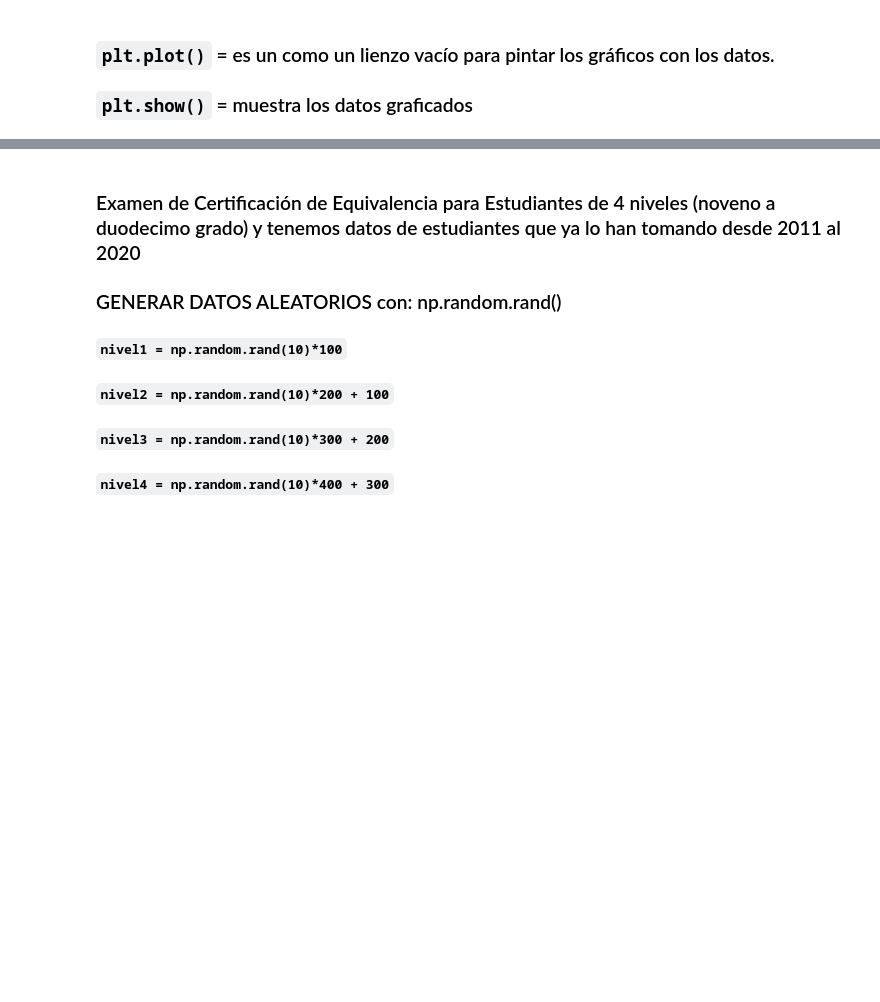
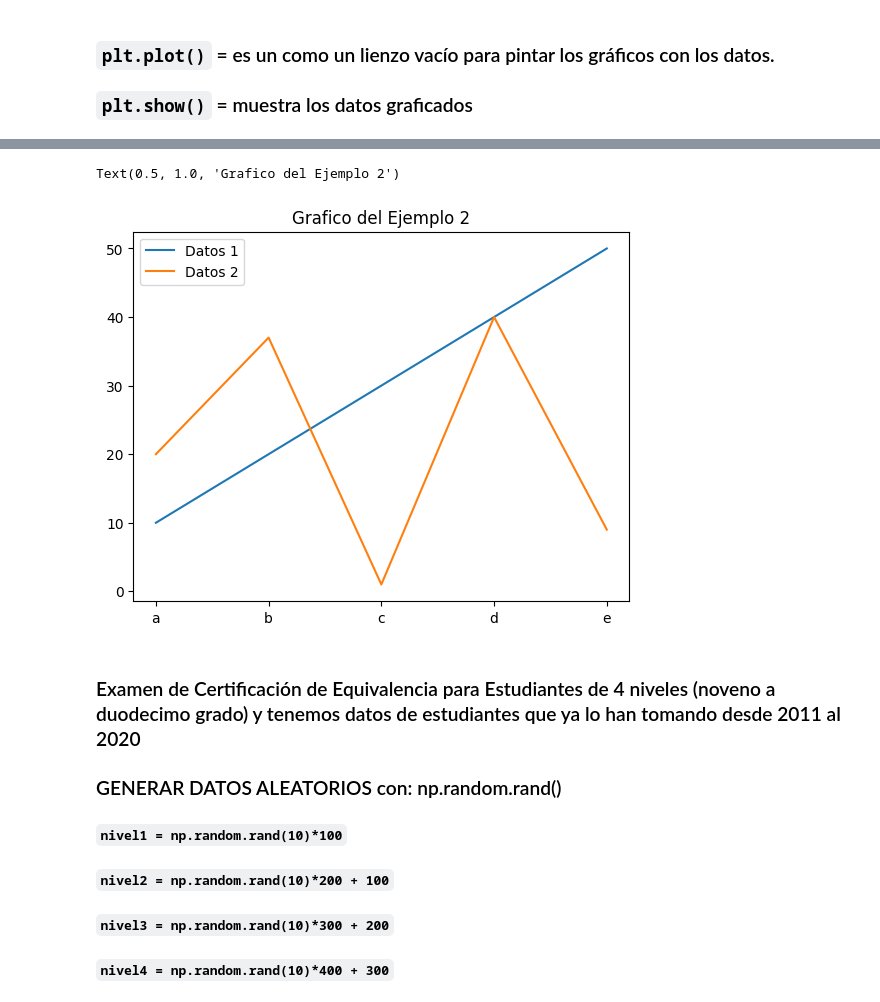
Before and after one commit to jserrataylor/cursoAI, a Jupyter notebook: Graficos_y_Figuras_con_matplotlib.ipynb, the cells around one changed output, grey strips where cells are left out. Drawn from its saved outputs; the diff is of its cells as text; code cells hidden in the pictures; blank space fills up the shorter version.

```diff
--- a/Graficos_y_Figuras_con_matplotlib.ipynb
+++ b/Graficos_y_Figuras_con_matplotlib.ipynb
@@ -126,9 +139,18 @@ plt.show()
 # %%
 ## EJERCICIO PARA EL SALÓN # 1
 import matplotlib.pyplot as plt
 
 eje_x = ["a","b","c","d","e"]
 datos1 = [10, 20, 30, 40, 50]   ## DataFrame, Series, etc.
+datos2 = [20, 37, 1, 40, 9]
+plt.plot(eje_x, datos1, label='Datos 1')
+plt.plot(eje_x, datos2, label='Datos 2')
+
+plt.legend()
+plt.title('Grafico del Ejemplo 2')
+# %% [output]
+Text(0.5, 1.0, 'Grafico del Ejemplo 2')
+[figure, added]
 # %% [markdown]
 ### Examen de Certificación de Equivalencia para Estudiantes de 4 niveles (noveno a duodecimo grado) y tenemos datos de estudiantes que ya lo han tomando desde 2011 al 2020
 
```
Also changed, not shown: parts of 4 cells of this notebook.
